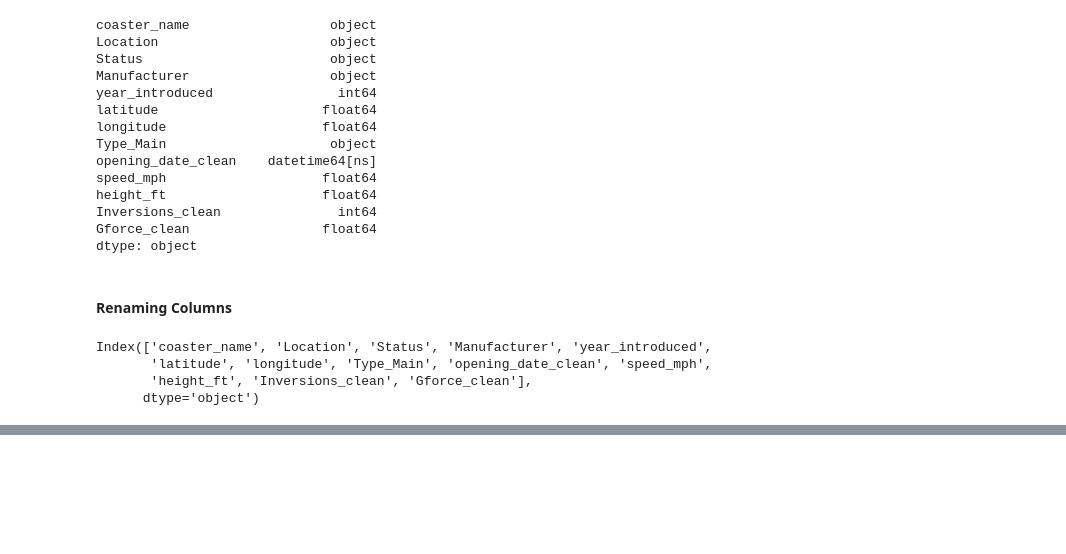
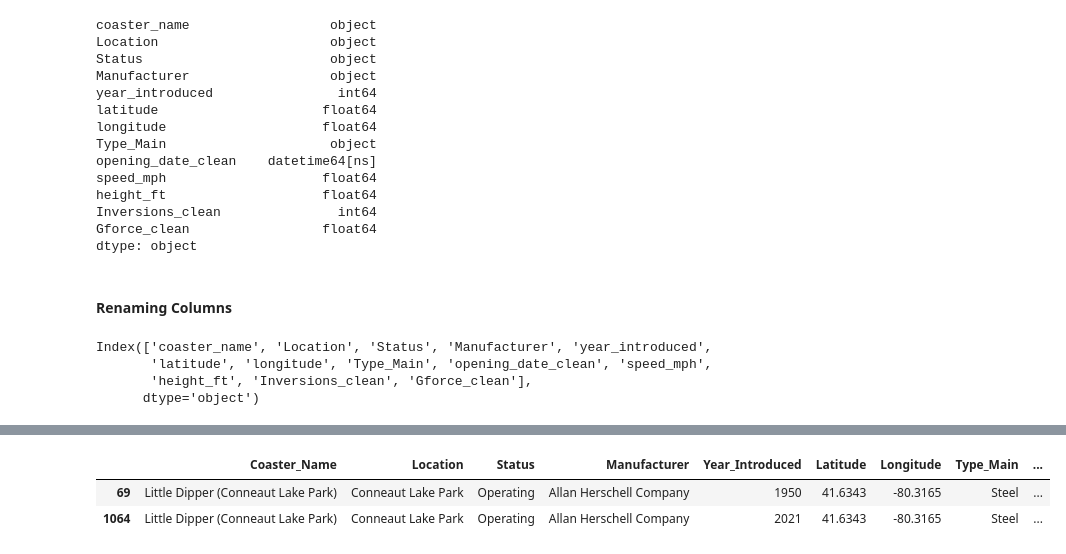
Before and after one commit to Pawcharz/Statistics-Analysis-Playground, a Jupyter notebook: rollercoaster/exploratory-data-analysis.ipynb, the cells around one changed output, grey strips where cells are left out. Saved outputs shown, nothing was run; the diff lists cells and outputs as text; code cells hidden in the pictures; blank space fills up the shorter version.

```diff
--- a/rollercoaster/exploratory-data-analysis.ipynb
+++ b/rollercoaster/exploratory-data-analysis.ipynb
@@ -198,0 +238,6 @@ df.describe()
+# %%
+df.query('Coaster_Name == "Little Dipper (Conneaut Lake Park)"')
+# %% [output]
+|  | Coaster_Name | Location | Status | Manufacturer | Year_Introduced | Latitude | Longitude | Type_Main | ... |
+| 69 | Little Dipper (Conneaut Lake Park) | Conneaut Lake Park | Operating | Allan Herschell Company | 1950 | 41.6343 | -80.3165 | Steel | ... |
+| 1064 | Little Dipper (Conneaut Lake Park) | Conneaut Lake Park | Operating | Allan Herschell Company | 2021 | 41.6343 | -80.3165 | Steel | ... |
```
Also changed, not shown: parts of 14 cells of this notebook.
